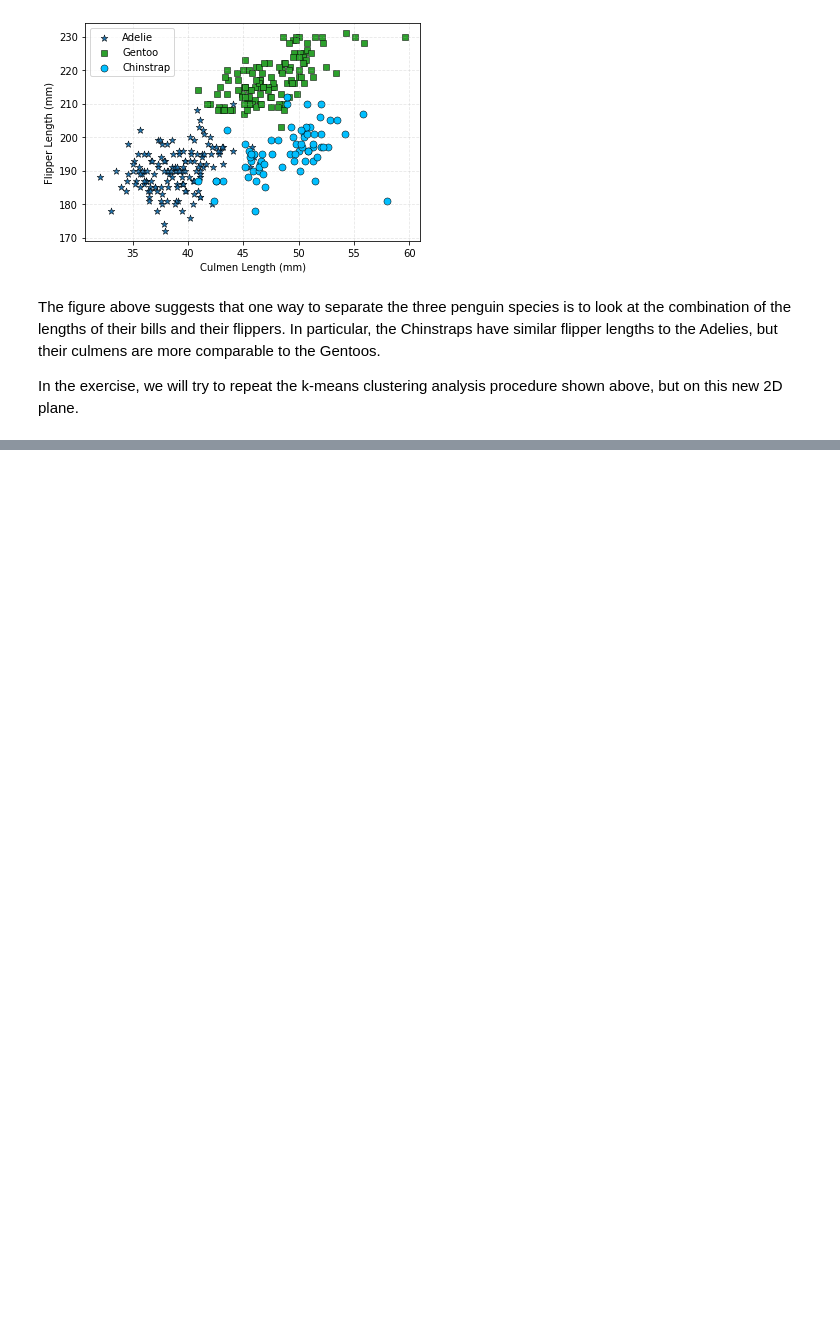
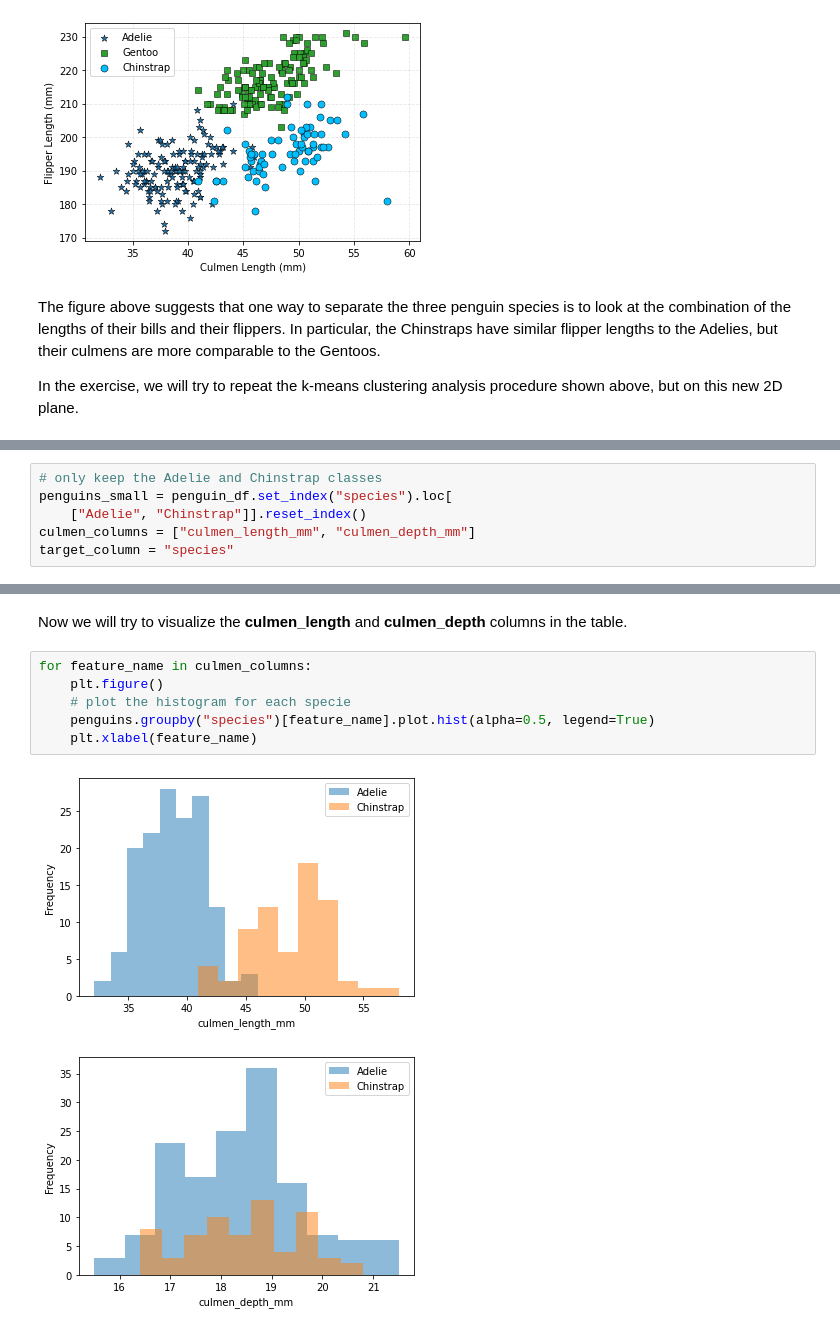
Before and after one commit to tbeucler/2022_Intro_Python, a Jupyter notebook: Tutorials/W4_S1_Tutorial.ipynb, the cells around one changed output, grey strips where cells are left out. Cells and saved outputs as stored; diff of their text form; blank space fills up the shorter version.

```diff
--- a/Tutorials/W4_S1_Tutorial.ipynb
+++ b/Tutorials/W4_S1_Tutorial.ipynb
@@ -411,0 +422,6 @@ In the exercise, we will try to repeat the k-means clustering analysis procedure
+# %%
+# only keep the Adelie and Chinstrap classes
+penguins_small = penguin_df.set_index("species").loc[
+    ["Adelie", "Chinstrap"]].reset_index()
+culmen_columns = ["culmen_length_mm", "culmen_depth_mm"]
+target_column = "species"
@@ -411,0 +444,11 @@ In the exercise, we will try to repeat the k-means clustering analysis procedure
+# %% [markdown]
+Now we will try to visualize the **culmen_length** and **culmen_depth** columns in the table.
+# %%
+for feature_name in culmen_columns:
+    plt.figure()
+    # plot the histogram for each specie
+    penguins.groupby("species")[feature_name].plot.hist(alpha=0.5, legend=True)
+    plt.xlabel(feature_name)
+# %% [output]
+[figure, added]
+[figure, added]
```
Also changed, not shown: parts of 24 cells of this notebook.
